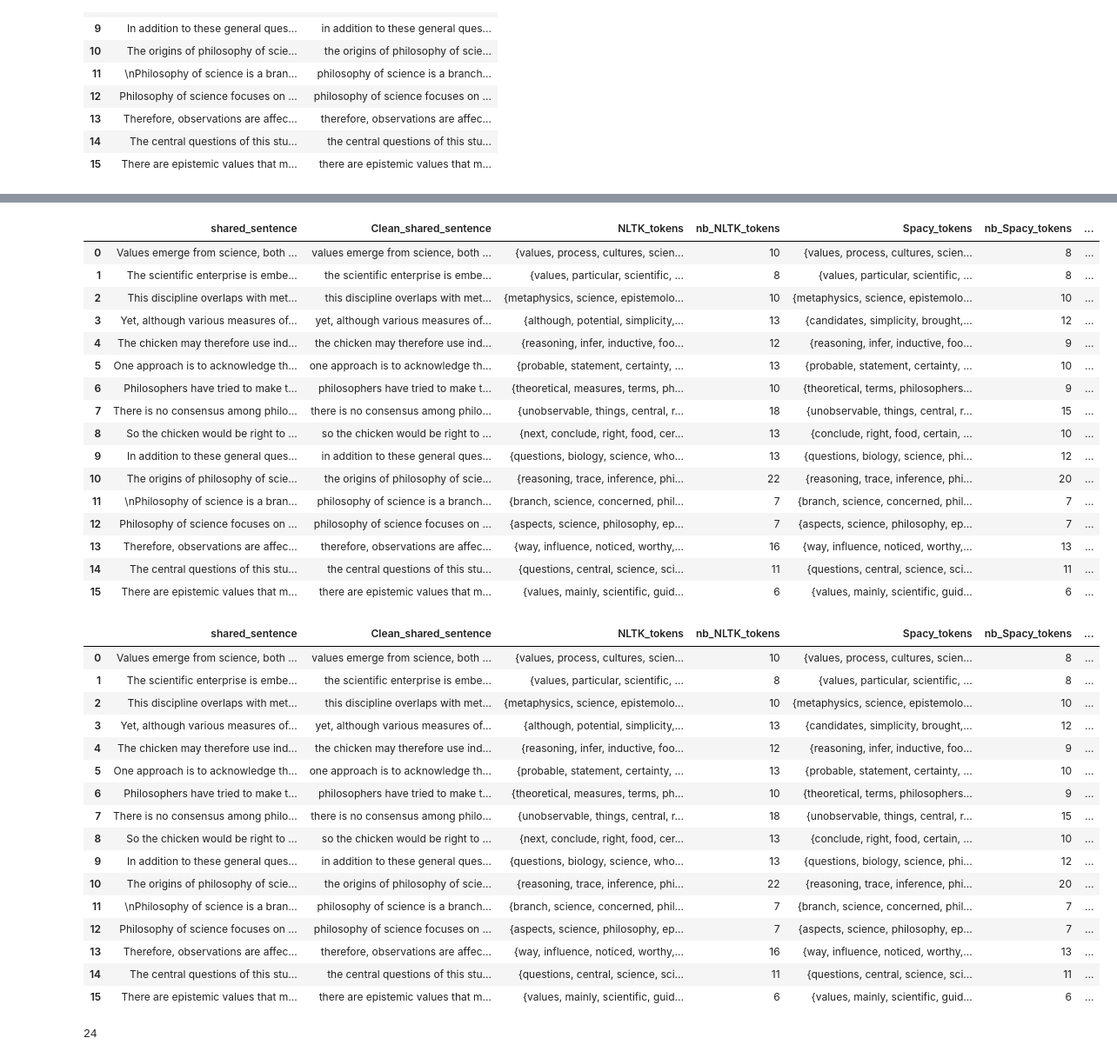
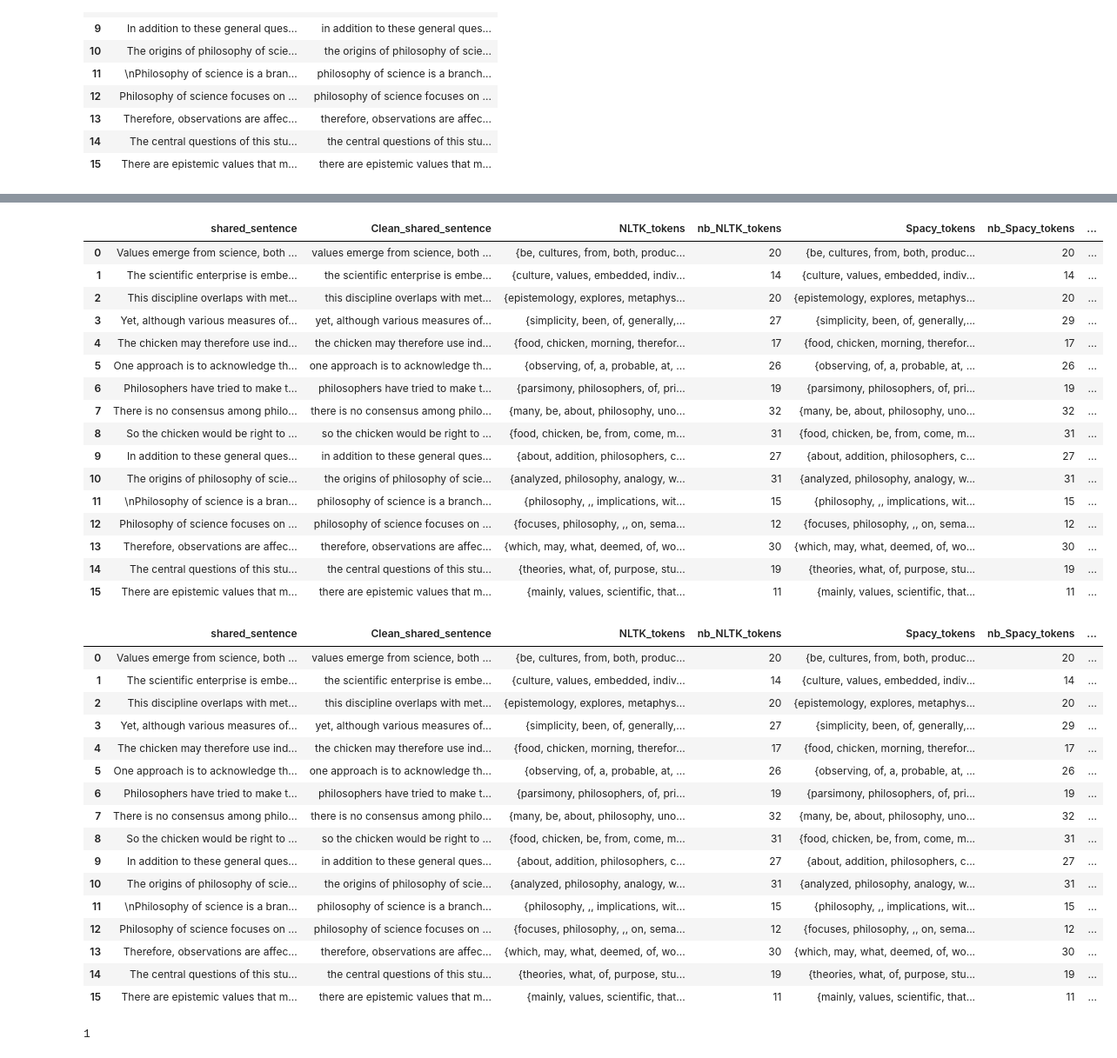
Before and after one commit to ClementineBleuze/M1-NLP-DataScience-Project, a Jupyter notebook: code/part2/Tokenization.ipynb, the cells around one changed output, grey strips where cells are left out. Shown at 87% size. Cells and saved outputs as stored; diff of their text form; code cells hidden in the pictures.

```diff
--- a/code/part2/Tokenization.ipynb
+++ b/code/part2/Tokenization.ipynb
@@ -192,7 +192,6 @@ plt.show()
 # Share token in sentence
 # %%
 # import the data shared_sentences
-
-df=pd.read_csv("../data/part2/part2-shared-sentences.csv")
+df=pd.read_csv("../../data/part2/part2-shared-sentences.csv")
 # %%
 #Get clean articles by removing redundant symbols
@@ -219,8 +217,7 @@ df
 | 15 | There are epistemic values that m... | there are epistemic values that m... |
 # %%
 #Get the tokens by NLTK in each sentence
-
-df["NLTK_tokens"] = df["Clean_shared_sentence"].apply(get_tokens_NLTK)
+df["NLTK_tokens"] = df["Clean_shared_sentence"].apply(get_tokens_set_NLTK)
 df
 # %% [output]
 |  | shared_sentence | Clean_shared_sentence | NLTK_tokens |
@@ -271,7 +268,6 @@ all_tokens_NLTK
 # %%
 #Get the token by Spacy for each sentence
-
-df["Spacy_tokens"] = df["Clean_shared_sentence"].apply(get_tokens_spacy)
+df["Spacy_tokens"] = df["Clean_shared_sentence"].apply(get_tokens_set_spacy)
 df
 # %% [output]
 |  | shared_sentence | Clean_shared_sentence | NLTK_tokens | nb_NLTK_tokens | Spacy_tokens |
@@ -345,6 +340,6 @@ df
 # %%
 #Get the number of common tokens recognized by NLTK and Spacy in each sentence
-df['nb_common_tokens'] = [len(set(a) & set(b)) for a, b in zip(df.Spacy_tokens, df.NLTK_tokens)]
+df['nb_common_tokens'] = df["common_tokens"].apply(lambda x: len(x))
 df
 # %% [output]
 |  | shared_sentence | Clean_shared_sentence | NLTK_tokens | nb_NLTK_tokens | Spacy_tokens | nb_Spacy_tokens | ... |
@@ -370,50 +365,50 @@ df['NLTK_only_tokens'] = [set(a).difference(set(b)) for a, b in zip(df.NLTK_toke
 df
 # %% [output]
 |  | shared_sentence | Clean_shared_sentence | NLTK_tokens | nb_NLTK_tokens | Spacy_tokens | nb_Spacy_tokens | ... |
-| 0 | Values emerge from science, both ... | values emerge from science, both ... | {values, process, cultures, scien... | 10 | {values, process, cultures, scien... | 8 | ... |
-| 1 | The scientific enterprise is embe... | the scientific enterprise is embe... | {values, particular, scientific, ... | 8 | {values, particular, scientific, ... | 8 | ... |
-| 2 | This discipline overlaps with met... | this discipline overlaps with met... | {metaphysics, science, epistemolo... | 10 | {metaphysics, science, epistemolo... | 10 | ... |
-| 3 | Yet, although various measures of... | yet, although various measures of... | {although, potential, simplicity,... | 13 | {candidates, simplicity, brought,... | 12 | ... |
-| 4 | The chicken may therefore use ind... | the chicken may therefore use ind... | {reasoning, infer, inductive, foo... | 12 | {reasoning, infer, inductive, foo... | 9 | ... |
-| 5 | One approach is to acknowledge th... | one approach is to acknowledge th... | {probable, statement, certainty, ... | 13 | {probable, statement, certainty, ... | 10 | ... |
-| 6 | Philosophers have tried to make t... | philosophers have tried to make t... | {theoretical, measures, terms, ph... | 10 | {theoretical, terms, philosophers... | 9 | ... |
-| 7 | There is no consensus among philo... | there is no consensus among philo... | {unobservable, things, central, r... | 18 | {unobservable, things, central, r... | 15 | ... |
-| 8 | So the chicken would be right to ... | so the chicken would be right to ... | {next, conclude, right, food, cer... | 13 | {conclude, right, food, certain, ... | 10 | ... |
-| 9 | In addition to these general ques... | in addition to these general ques... | {questions, biology, science, who... | 13 | {questions, biology, science, phi... | 12 | ... |
-| 10 | The origins of philosophy of scie... | the origins of philosophy of scie... | {reasoning, trace, inference, phi... | 22 | {reasoning, trace, inference, phi... | 20 | ... |
-| 11 | \nPhilosophy of science is a bran... | philosophy of science is a branch... | {branch, science, concerned, phil... | 7 | {branch, science, concerned, phil... | 7 | ... |
-| 12 | Philosophy of science focuses on ... | philosophy of science focuses on ... | {aspects, science, philosophy, ep... | 7 | {aspects, science, philosophy, ep... | 7 | ... |
-| 13 | Therefore, observations are affec... | therefore, observations are affec... | {way, influence, noticed, worthy,... | 16 | {way, influence, noticed, worthy,... | 13 | ... |
-| 14 | The central questions of this stu... | the central questions of this stu... | {questions, central, science, sci... | 11 | {questions, central, science, sci... | 11 | ... |
-| 15 | There are epistemic values that m... | there are epistemic values that m... | {values, mainly, scientific, guid... | 6 | {values, mainly, scientific, guid... | 6 | ... |
+| 0 | Values emerge from science, both ... | values emerge from science, both ... | {be, cultures, from, both, produc... | 20 | {be, cultures, from, both, produc... | 20 | ... |
+| 1 | The scientific enterprise is embe... | the scientific enterprise is embe... | {culture, values, embedded, indiv... | 14 | {culture, values, embedded, indiv... | 14 | ... |
+| 2 | This discipline overlaps with met... | this discipline overlaps with met... | {epistemology, explores, metaphys... | 20 | {epistemology, explores, metaphys... | 20 | ... |
+| 3 | Yet, although various measures of... | yet, although various measures of... | {simplicity, been, of, generally,... | 27 | {simplicity, been, of, generally,... | 29 | ... |
+| 4 | The chicken may therefore use ind... | the chicken may therefore use ind... | {food, chicken, morning, therefor... | 17 | {food, chicken, morning, therefor... | 17 | ... |
+| 5 | One approach is to acknowledge th... | one approach is to acknowledge th... | {observing, of, a, probable, at, ... | 26 | {observing, of, a, probable, at, ... | 26 | ... |
+| 6 | Philosophers have tried to make t... | philosophers have tried to make t... | {parsimony, philosophers, of, pri... | 19 | {parsimony, philosophers, of, pri... | 19 | ... |
+| 7 | There is no consensus among philo... | there is no consensus among philo... | {many, be, about, philosophy, uno... | 32 | {many, be, about, philosophy, uno... | 32 | ... |
+| 8 | So the chicken would be right to ... | so the chicken would be right to ... | {food, chicken, be, from, come, m... | 31 | {food, chicken, be, from, come, m... | 31 | ... |
+| 9 | In addition to these general ques... | in addition to these general ques... | {about, addition, philosophers, c... | 27 | {about, addition, philosophers, c... | 27 | ... |
+| 10 | The origins of philosophy of scie... | the origins of philosophy of scie... | {analyzed, philosophy, analogy, w... | 31 | {analyzed, philosophy, analogy, w... | 31 | ... |
+| 11 | \nPhilosophy of science is a bran... | philosophy of science is a branch... | {philosophy, ,, implications, wit... | 15 | {philosophy, ,, implications, wit... | 15 | ... |
+| 12 | Philosophy of science focuses on ... | philosophy of science focuses on ... | {focuses, philosophy, ,, on, sema... | 12 | {focuses, philosophy, ,, on, sema... | 12 | ... |
+| 13 | Therefore, observations are affec... | therefore, observations are affec... | {which, may, what, deemed, of, wo... | 30 | {which, may, what, deemed, of, wo... | 30 | ... |
+| 14 | The central questions of this stu... | the central questions of this stu... | {theories, what, of, purpose, stu... | 19 | {theories, what, of, purpose, stu... | 19 | ... |
+| 15 | There are epistemic values that m... | there are epistemic values that m... | {mainly, values, scientific, that... | 11 | {mainly, values, scientific, that... | 11 | ... |
 # %%
 #Get the number set of tokens exist only in NLTK for  each sentence
-df['nb_NLTK_only_tokens'] = [len(set(a).difference(set(b))) for a, b in zip(df.NLTK_tokens, df.common_tokens)]
+df['nb_NLTK_only_tokens'] =  df["NLTK_only_tokens"].apply(lambda x: len(x))
 df
 # %% [output]
 |  | shared_sentence | Clean_shared_sentence | NLTK_tokens | nb_NLTK_tokens | Spacy_tokens | nb_Spacy_tokens | ... |
-| 0 | Values emerge from science, both ... | values emerge from science, both ... | {values, process, cultures, scien... | 10 | {values, process, cultures, scien... | 8 | ... |
-| 1 | The scientific enterprise is embe... | the scientific enterprise is embe... | {values, particular, scientific, ... | 8 | {values, particular, scientific, ... | 8 | ... |
-| 2 | This discipline overlaps with met... | this discipline overlaps with met... | {metaphysics, science, epistemolo... | 10 | {metaphysics, science, epistemolo... | 10 | ... |
-| 3 | Yet, although various measures of... | yet, although various measures of... | {although, potential, simplicity,... | 13 | {candidates, simplicity, brought,... | 12 | ... |
-| 4 | The chicken may therefore use ind... | the chicken may therefore use ind... | {reasoning, infer, inductive, foo... | 12 | {reasoning, infer, inductive, foo... | 9 | ... |
-| 5 | One approach is to acknowledge th... | one approach is to acknowledge th... | {probable, statement, certainty, ... | 13 | {probable, statement, certainty, ... | 10 | ... |
-| 6 | Philosophers have tried to make t... | philosophers have tried to make t... | {theoretical, measures, terms, ph... | 10 | {theoretical, terms, philosophers... | 9 | ... |
-| 7 | There is no consensus among philo... | there is no consensus among philo... | {unobservable, things, central, r... | 18 | {unobservable, things, central, r... | 15 | ... |
-| 8 | So the chicken would be right to ... | so the chicken would be right to ... | {next, conclude, right, food, cer... | 13 | {conclude, right, food, certain, ... | 10 | ... |
-| 9 | In addition to these general ques... | in addition to these general ques... | {questions, biology, science, who... | 13 | {questions, biology, science, phi... | 12 | ... |
-| 10 | The origins of philosophy of scie... | the origins of philosophy of scie... | {reasoning, trace, inference, phi... | 22 | {reasoning, trace, inference, phi... | 20 | ... |
-| 11 | \nPhilosophy of science is a bran... | philosophy of science is a branch... | {branch, science, concerned, phil... | 7 | {branch, science, concerned, phil... | 7 | ... |
-| 12 | Philosophy of science focuses on ... | philosophy of science focuses on ... | {aspects, science, philosophy, ep... | 7 | {aspects, science, philosophy, ep... | 7 | ... |
-| 13 | Therefore, observations are affec... | therefore, observations are affec... | {way, influence, noticed, worthy,... | 16 | {way, influence, noticed, worthy,... | 13 | ... |
-| 14 | The central questions of this stu... | the central questions of this stu... | {questions, central, science, sci... | 11 | {questions, central, science, sci... | 11 | ... |
-| 15 | There are epistemic values that m... | there are epistemic values that m... | {values, mainly, scientific, guid... | 6 | {values, mainly, scientific, guid... | 6 | ... |
+| 0 | Values emerge from science, both ... | values emerge from science, both ... | {be, cultures, from, both, produc... | 20 | {be, cultures, from, both, produc... | 20 | ... |
+| 1 | The scientific enterprise is embe... | the scientific enterprise is embe... | {culture, values, embedded, indiv... | 14 | {culture, values, embedded, indiv... | 14 | ... |
+| 2 | This discipline overlaps with met... | this discipline overlaps with met... | {epistemology, explores, metaphys... | 20 | {epistemology, explores, metaphys... | 20 | ... |
+| 3 | Yet, although various measures of... | yet, although various measures of... | {simplicity, been, of, generally,... | 27 | {simplicity, been, of, generally,... | 29 | ... |
+| 4 | The chicken may therefore use ind... | the chicken may therefore use ind... | {food, chicken, morning, therefor... | 17 | {food, chicken, morning, therefor... | 17 | ... |
+| 5 | One approach is to acknowledge th... | one approach is to acknowledge th... | {observing, of, a, probable, at, ... | 26 | {observing, of, a, probable, at, ... | 26 | ... |
+| 6 | Philosophers have tried to make t... | philosophers have tried to make t... | {parsimony, philosophers, of, pri... | 19 | {parsimony, philosophers, of, pri... | 19 | ... |
+| 7 | There is no consensus among philo... | there is no consensus among philo... | {many, be, about, philosophy, uno... | 32 | {many, be, about, philosophy, uno... | 32 | ... |
+| 8 | So the chicken would be right to ... | so the chicken would be right to ... | {food, chicken, be, from, come, m... | 31 | {food, chicken, be, from, come, m... | 31 | ... |
+| 9 | In addition to these general ques... | in addition to these general ques... | {about, addition, philosophers, c... | 27 | {about, addition, philosophers, c... | 27 | ... |
+| 10 | The origins of philosophy of scie... | the origins of philosophy of scie... | {analyzed, philosophy, analogy, w... | 31 | {analyzed, philosophy, analogy, w... | 31 | ... |
+| 11 | \nPhilosophy of science is a bran... | philosophy of science is a branch... | {philosophy, ,, implications, wit... | 15 | {philosophy, ,, implications, wit... | 15 | ... |
+| 12 | Philosophy of science focuses on ... | philosophy of science focuses on ... | {focuses, philosophy, ,, on, sema... | 12 | {focuses, philosophy, ,, on, sema... | 12 | ... |
+| 13 | Therefore, observations are affec... | therefore, observations are affec... | {which, may, what, deemed, of, wo... | 30 | {which, may, what, deemed, of, wo... | 30 | ... |
+| 14 | The central questions of this stu... | the central questions of this stu... | {theories, what, of, purpose, stu... | 19 | {theories, what, of, purpose, stu... | 19 | ... |
+| 15 | There are epistemic values that m... | there are epistemic values that m... | {mainly, values, scientific, that... | 11 | {mainly, values, scientific, that... | 11 | ... |
 # %%
 # Count the total number of tokens exist only in Spacy
 only_tokens_NLTK=df['nb_NLTK_only_tokens'].sum()
 only_tokens_NLTK
 # %% [output]
-24
+1
 # %%
 #Get the set of tokens exist only in Spacy for  each sentence
 df['Spacy_only_tokens'] = [set(a).difference(set(b)) for a, b in zip(df.Spacy_tokens, df.common_tokens)]
```
Also changed, not shown: parts of 17 cells of this notebook, 3 other files.
